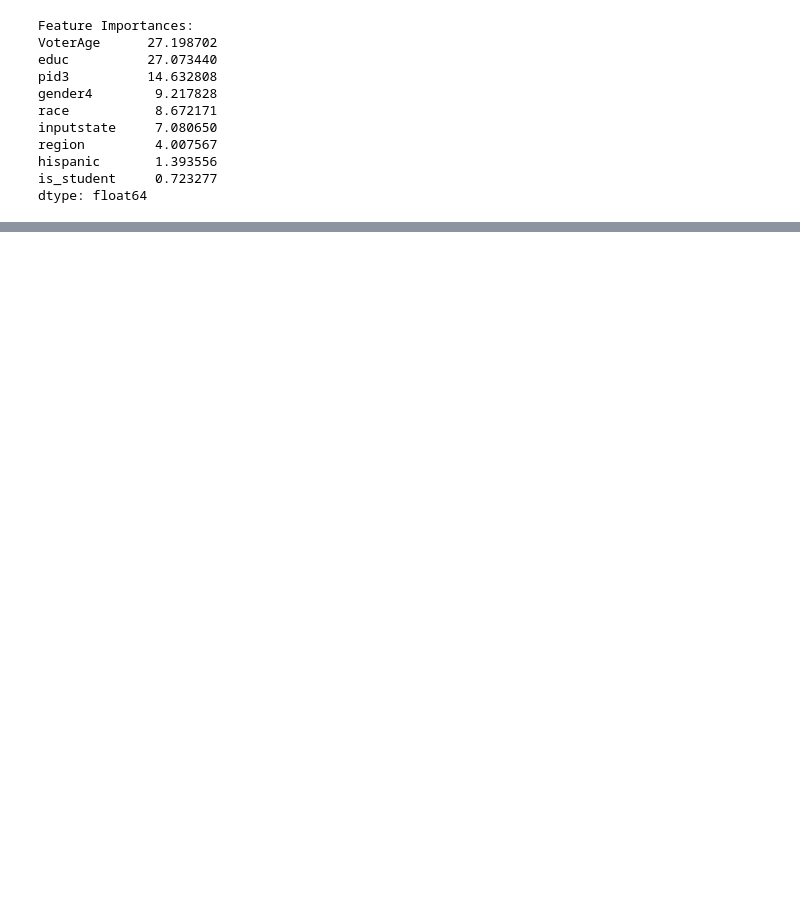
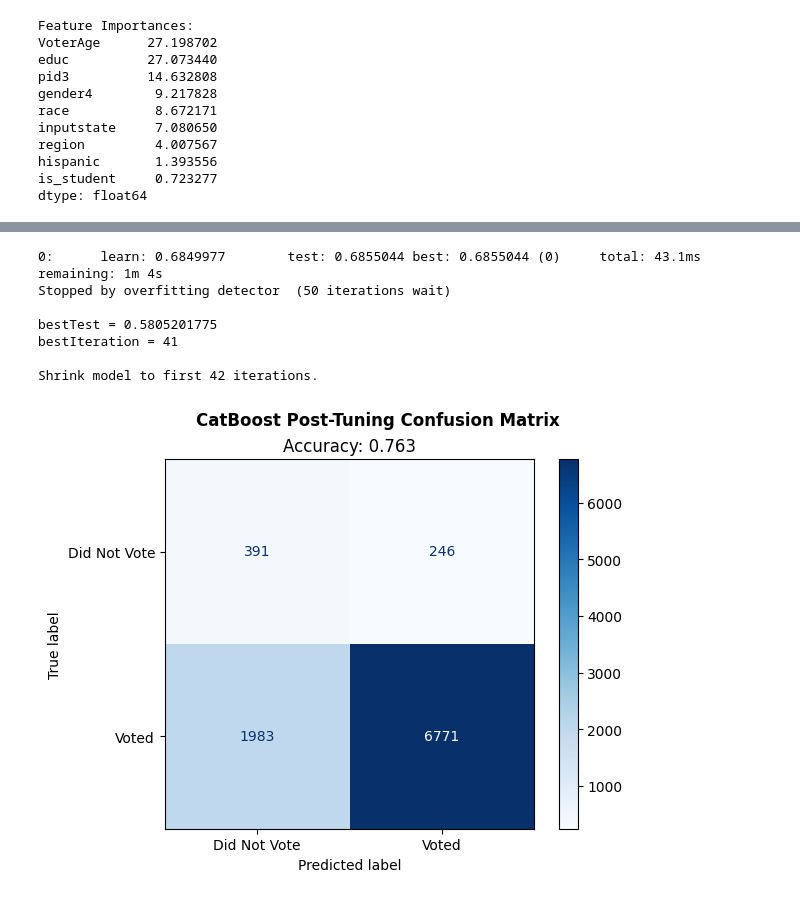
Before and after one commit to agtrinidad/s26-hnz-voter-predictors, a Jupyter notebook: g17_cierra_workspace.ipynb, the cells around one changed output, grey strips where cells are left out. Saved outputs shown, nothing was run; the diff lists cells and outputs as text; code cells hidden in the pictures; blank space fills up the shorter version.

```diff
--- a/g17_cierra_workspace.ipynb
+++ b/g17_cierra_workspace.ipynb
@@ -1231,0 +1380,4 @@ dtype: float64
+# %%
+cb_study = optuna.create_study(study_name="catboost_study", direction='maximize')
+cb_study.optimize(cb_objective, n_trials=50, show_progress_bar=True, n_jobs=-1)
+cb_best_params = cb_study.best_params
@@ -1231,0 +1403,4 @@ dtype: float64
+# %%
+# add "auto_class_weights": "Balanced" to best params to address class imbalance
+cb_best_params["auto_class_weights"] = "Balanced"
+cb_best_params
@@ -1231,0 +1416,16 @@ dtype: float64
+# %%
+hyper_cb = CatBoostClassifier(**cb_best_params)
+hyper_cb.fit(X_train, y_train, cat_features=categorical_features, eval_set=(X_test, y_test), verbose=100, early_stopping_rounds=50)
+
+# Printing Confusion Matrix
+y_pred = hyper_cb.predict(X_test)
+confusion_matrix_ex(y_test, y_pred, ["Did Not Vote", "Voted"], "CatBoost Post-Tuning")
+# %% [output]
+0:      learn: 0.6849977        test: 0.6855044 best: 0.6855044 (0)     total: 43.1ms   remaining: 1m 4s
+Stopped by overfitting detector  (50 iterations wait)
+
+bestTest = 0.5805201775
+bestIteration = 41
+
+Shrink model to first 42 iterations.
+[figure, added]
```
Also changed, not shown: parts of 56 cells of this notebook.
